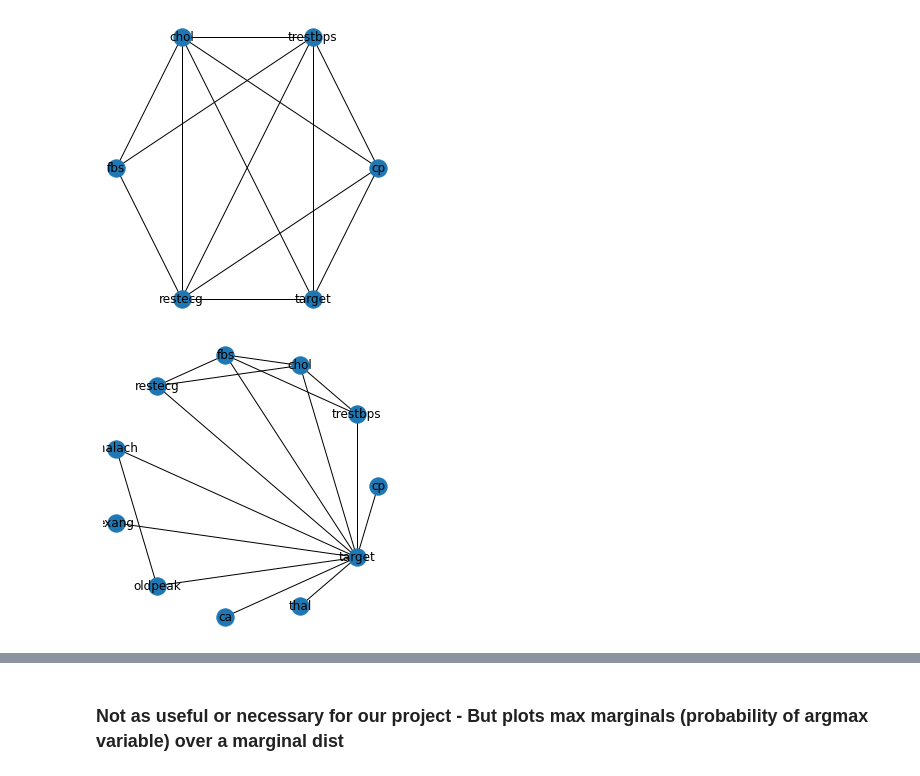
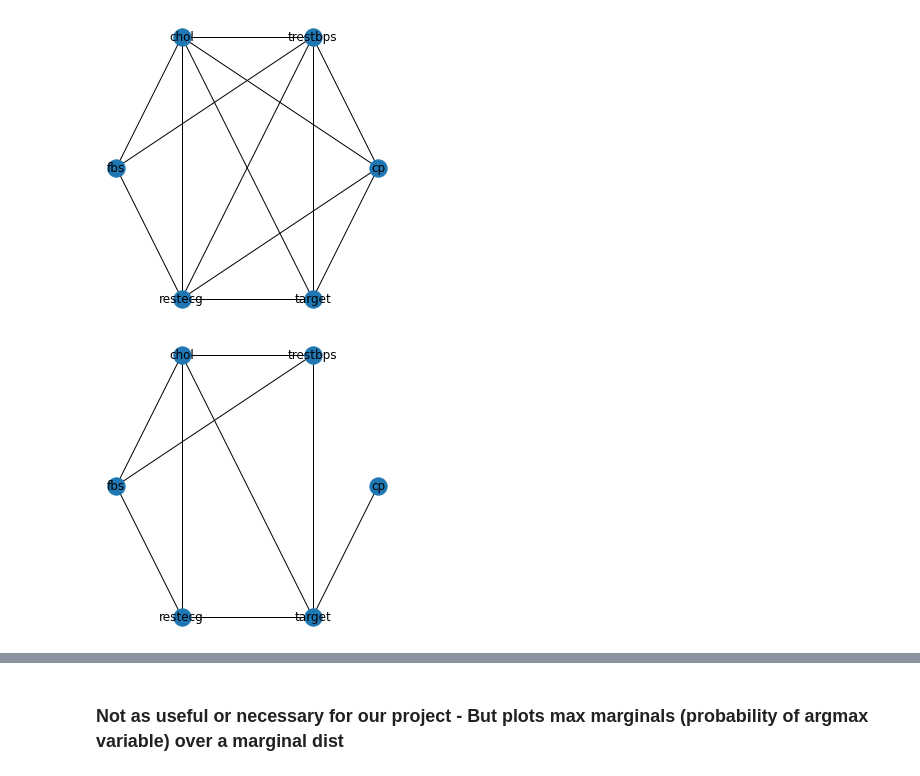
Before and after one commit to NikhilPr95/JTAForHeartAttack, a Jupyter notebook: JTA-HeartSample.ipynb, the cells around one changed output, grey strips where cells are left out. Cells and saved outputs as stored; diff of their text form; code cells hidden in the pictures.

```diff
--- a/JTA-HeartSample.ipynb
+++ b/JTA-HeartSample.ipynb
@@ -178,9 +178,9 @@ display(mn_heart)
 # %%
 # Displays graph skeleton
 bn_heart_skeleton = graph_skeleton(bn_heart)
-display(bn_skeleton)
+display(bn_heart_skeleton)
 # %% [output]
-[figure, old version]
+[figure, new version]
 # %%
 # Fits data into bayesian model
 bn_heart_model.fit(dheart_sample)
```
Also changed, not shown: parts of 14 cells of this notebook.
